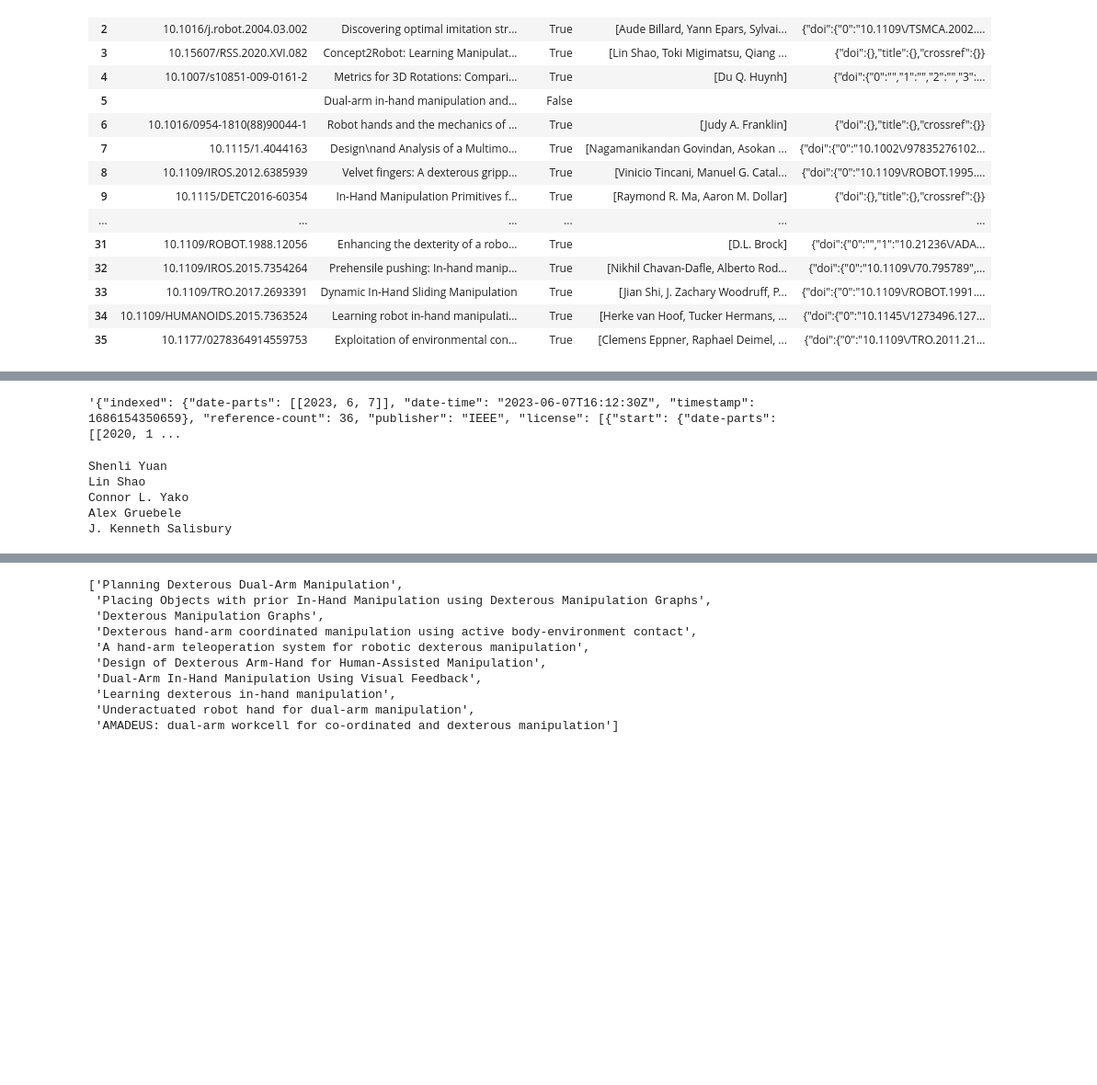
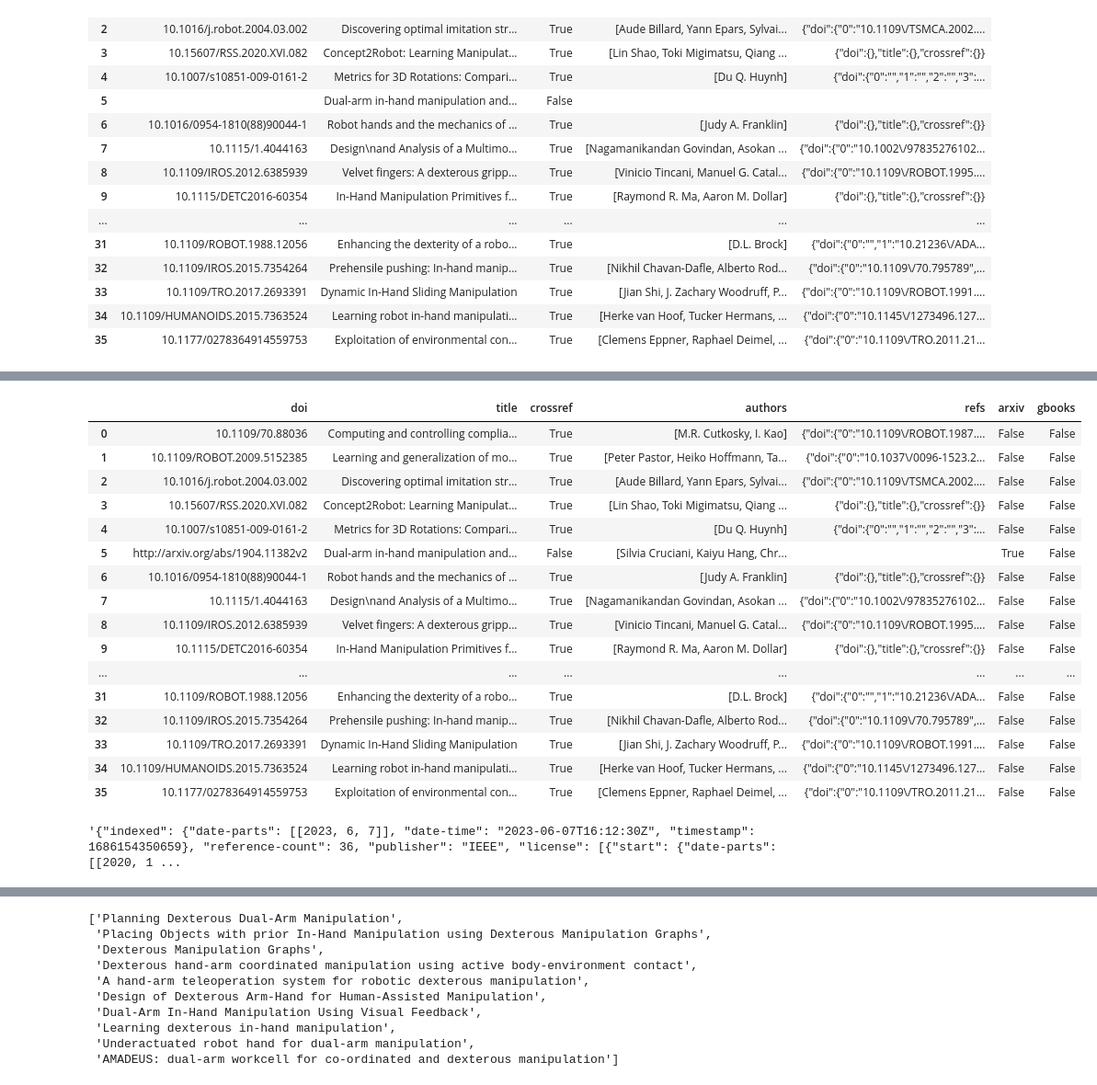
Before and after one commit to rizgiak/nlp_learn, a Jupyter notebook: pipeline/Crossref Test.ipynb, the cells around one changed output, grey strips where cells are left out. Shown at 92% size. Cells and saved outputs as stored; diff of their text form; code cells hidden in the pictures; blank space fills up the shorter version.

```diff
--- a/pipeline/Crossref Test.ipynb
+++ b/pipeline/Crossref Test.ipynb
@@ -226,18 +228,69 @@ x
 | 33 | 10.1109/TRO.2017.2693391 | Dynamic In-Hand Sliding Manipulation | True | [Jian Shi, J. Zachary Woodruff, P... | {"doi":{"0":"10.1109\/ROBOT.1991.... | False |
 | 34 | 10.1109/HUMANOIDS.2015.7363524 | Learning robot in-hand manipulati... | True | [Herke van Hoof, Tucker Hermans, ... | {"doi":{"0":"10.1145\/1273496.127... | False |
 | 35 | 10.1177/0278364914559753 | Exploitation of environmental con... | True | [Clemens Eppner, Raphael Deimel, ... | {"doi":{"0":"10.1109\/TRO.2011.21... | False |
+# %%
+import requests
+from thefuzz import fuzz
+
+def google_search_books(title):
+    url = "https://www.googleapis.com/books/v1/volumes"
+    params = {
+        "q": f"intitle:{title}",
+        "maxResults": 5,  # Number of results to retrieve
+        "key": "AIzaSyAL1hpD_tkVcRKHV43X6zhZhEMA9OCaEwc"  # Replace with your actual API key
+    }
+
+    response = requests.get(url, params=params)
+    data = response.json()
+    # print(json.dumps(data))
+    # Process the response data
+    if "items" in data:
+        for item in data["items"]:
+            volume_info = item["volumeInfo"]
+            book_title = volume_info["title"]
+            book_subtitle = volume_info.get("subtitle", "")
+            authors = volume_info.get("authors", [])
+            description = volume_info.get("description", "")
+
+            rt = book_title + " " + book_subtitle
+            if fuzz.ratio(title.lower(), rt.lower()) > 95:
+                return {"title": rt, "authors": authors, "desc": description}
+            return ""
+    else:
+        return ""
+# %%
+def generate_data_from_gbooks(df):
+    df["gbooks"] = np.full(len(df), False).tolist()
+    for idx, ref in df.iterrows():
+        if ref["crossref"] == False and ref["arxiv"] == False :
+            sc = google_search_books(ref["title"])
+            if sc != "":
+                df.at[idx, "authors"] = [author for author in sc["authors"]]
+                df.at[idx, "gbooks"] = True
+    return df
+# %%
+xy = generate_data_from_gbooks(x)
+xy
+# %% [output]
+|  | doi | title | crossref | authors | refs | arxiv | gbooks |
+| 0 | 10.1109/70.88036 | Computing and controlling complia... | True | [M.R. Cutkosky, I. Kao] | {"doi":{"0":"10.1109\/ROBOT.1987.... | False | False |
+| 1 | 10.1109/ROBOT.2009.5152385 | Learning and generalization of mo... | True | [Peter Pastor, Heiko Hoffmann, Ta... | {"doi":{"0":"10.1037\/0096-1523.2... | False | False |
+| 2 | 10.1016/j.robot.2004.03.002 | Discovering optimal imitation str... | True | [Aude Billard, Yann Epars, Sylvai... | {"doi":{"0":"10.1109\/TSMCA.2002.... | False | False |
+| 3 | 10.15607/RSS.2020.XVI.082 | Concept2Robot: Learning Manipulat... | True | [Lin Shao, Toki Migimatsu, Qiang ... | {"doi":{},"title":{},"crossref":{}} | False | False |
+| 4 | 10.1007/s10851-009-0161-2 | Metrics for 3D Rotations: Compari... | True | [Du Q. Huynh] | {"doi":{"0":"","1":"","2":"","3":... | False | False |
+| 5 | http://arxiv.org/abs/1904.11382v2 | Dual-arm in-hand manipulation and... | False | [Silvia Cruciani, Kaiyu Hang, Chr... |  | True | False |
+| 6 | 10.1016/0954-1810(88)90044-1 | Robot hands and the mechanics of ... | True | [Judy A. Franklin] | {"doi":{},"title":{},"crossref":{}} | False | False |
+| 7 | 10.1115/1.4044163 | Design\nand Analysis of a Multimo... | True | [Nagamanikandan Govindan, Asokan ... | {"doi":{"0":"10.1002\/97835276102... | False | False |
+| 8 | 10.1109/IROS.2012.6385939 | Velvet fingers: A dexterous gripp... | True | [Vinicio Tincani, Manuel G. Catal... | {"doi":{"0":"10.1109\/ROBOT.1995.... | False | False |
+| 9 | 10.1115/DETC2016-60354 | In-Hand Manipulation Primitives f... | True | [Raymond R. Ma, Aaron M. Dollar] | {"doi":{},"title":{},"crossref":{}} | False | False |
+| ... | ... | ... | ... | ... | ... | ... | ... |
+| 31 | 10.1109/ROBOT.1988.12056 | Enhancing the dexterity of a robo... | True | [D.L. Brock] | {"doi":{"0":"","1":"10.21236\/ADA... | False | False |
+| 32 | 10.1109/IROS.2015.7354264 | Prehensile pushing: In-hand manip... | True | [Nikhil Chavan-Dafle, Alberto Rod... | {"doi":{"0":"10.1109\/70.795789",... | False | False |
+| 33 | 10.1109/TRO.2017.2693391 | Dynamic In-Hand Sliding Manipulation | True | [Jian Shi, J. Zachary Woodruff, P... | {"doi":{"0":"10.1109\/ROBOT.1991.... | False | False |
+| 34 | 10.1109/HUMANOIDS.2015.7363524 | Learning robot in-hand manipulati... | True | [Herke van Hoof, Tucker Hermans, ... | {"doi":{"0":"10.1145\/1273496.127... | False | False |
+| 35 | 10.1177/0278364914559753 | Exploitation of environmental con... | True | [Clemens Eppner, Raphael Deimel, ... | {"doi":{"0":"10.1109\/TRO.2011.21... | False | False |
 # %%
 crossref = util.crossref_search(title)
 json.dumps(crossref, ensure_ascii=False)
 # %% [output]
 '{"indexed": {"date-parts": [[2023, 6, 7]], "date-time": "2023-06-07T16:12:30Z", "timestamp": 1686154350659}, "reference-count": 36, "publisher": "IEEE", "license": [{"start": {"date-parts": [[2020, 1 ...
-# %%
-for author in crossref["author"]:
-    author = " ".join([author["given"], author["family"]])
-    print(author)
-# %% [output]
-Shenli Yuan
-Lin Shao
-Connor L. Yako
-Alex Gruebele
-J. Kenneth Salisbury
```
Also changed, not shown: parts of 8 cells of this notebook.
